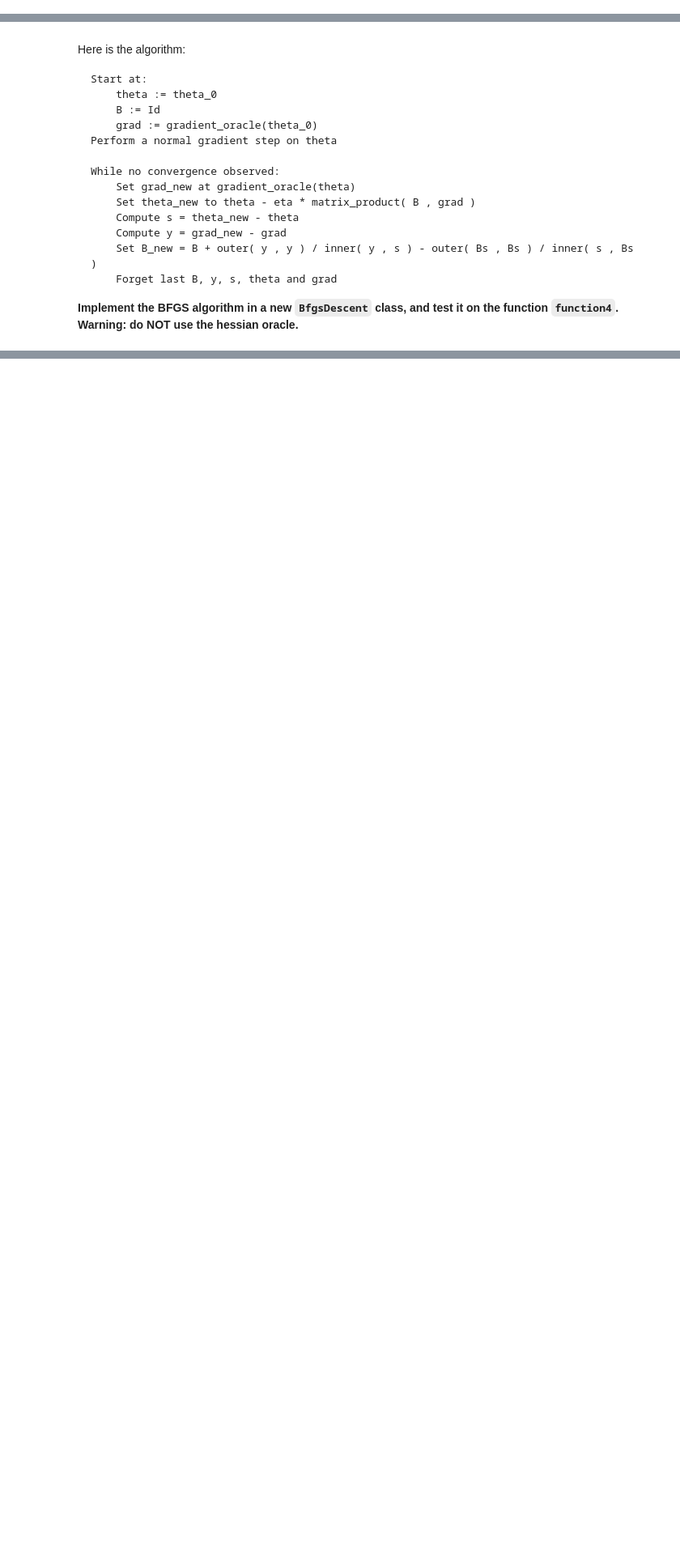
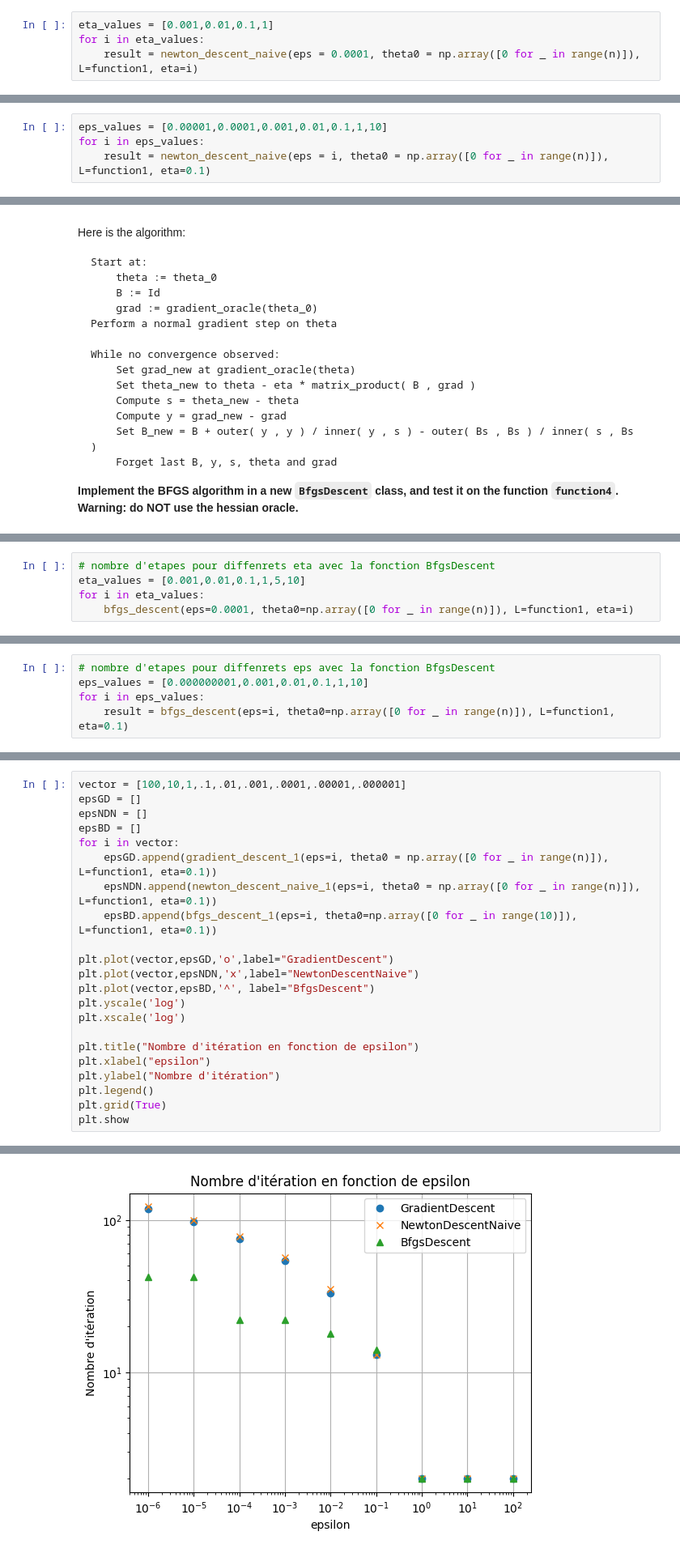
Before and after one commit to malnoe/Introduction-to-Python-for-Data-Sciences, a Jupyter notebook: projects/Group_1/Project_1.ipynb, the cells around one changed output, grey strips where cells are left out. Shown at 81% size. Cells and saved outputs as stored; diff of their text form; blank space fills up the shorter version.

```diff
--- a/projects/Group_1/Project_1.ipynb
+++ b/projects/Group_1/Project_1.ipynb
@@ -171,0 +194,4 @@ Nombre d'étapes : 3
+# %%
+eta_values = [0.001,0.01,0.1,1]
+for i in eta_values:
+    result = newton_descent_naive(eps = 0.0001, theta0 = np.array([0 for _ in range(n)]), L=function1, eta=i)
@@ -171,0 +205,4 @@ Nombre d'étapes : 3
+# %%
+eps_values = [0.00001,0.0001,0.001,0.01,0.1,1,10]
+for i in eps_values:
+    result = newton_descent_naive(eps = i, theta0 = np.array([0 for _ in range(n)]), L=function1, eta=0.1)
@@ -237,0 +292,5 @@ array([-0.00357709, -0.00905956, -0.00768981,  0.00152305, -0.00486069,
+# %%
+# nombre d'etapes pour diffenrets eta avec la fonction BfgsDescent
+eta_values = [0.001,0.01,0.1,1,5,10]
+for i in eta_values:
+    bfgs_descent(eps=0.0001, theta0=np.array([0 for _ in range(n)]), L=function1, eta=i)
@@ -237,0 +308,5 @@ array([-0.00357709, -0.00905956, -0.00768981,  0.00152305, -0.00486069,
+# %%
+# nombre d'etapes pour diffenrets eps avec la fonction BfgsDescent
+eps_values = [0.000000001,0.001,0.01,0.1,1,10]
+for i in eps_values:
+    result = bfgs_descent(eps=i, theta0=np.array([0 for _ in range(n)]), L=function1, eta=0.1)
@@ -237,0 +347,23 @@ array([-0.00357709, -0.00905956, -0.00768981,  0.00152305, -0.00486069,
+# %%
+vector = [100,10,1,.1,.01,.001,.0001,.00001,.000001]
+epsGD = []
+epsNDN = []
+epsBD = []
+for i in vector:
+    epsGD.append(gradient_descent_1(eps=i, theta0 = np.array([0 for _ in range(n)]), L=function1, eta=0.1))
+    epsNDN.append(newton_descent_naive_1(eps=i, theta0 = np.array([0 for _ in range(n)]), L=function1, eta=0.1))
+    epsBD.append(bfgs_descent_1(eps=i, theta0=np.array([0 for _ in range(10)]), L=function1, eta=0.1))
+
+plt.plot(vector,epsGD,'o',label="GradientDescent")
+plt.plot(vector,epsNDN,'x',label="NewtonDescentNaive")
+plt.plot(vector,epsBD,'^', label="BfgsDescent")
+plt.yscale('log')
+plt.xscale('log')
+
+plt.title("Nombre d'itération en fonction de epsilon")
+plt.xlabel("epsilon")
+plt.ylabel("Nombre d'itération")
+plt.legend()
+plt.grid(True)
+plt.show
+# %% [output]
@@ -237,0 +371 @@ array([-0.00357709, -0.00905956, -0.00768981,  0.00152305, -0.00486069,
+[figure, added]
```
Also changed, not shown: parts of 47 cells of this notebook, 5 other files.
